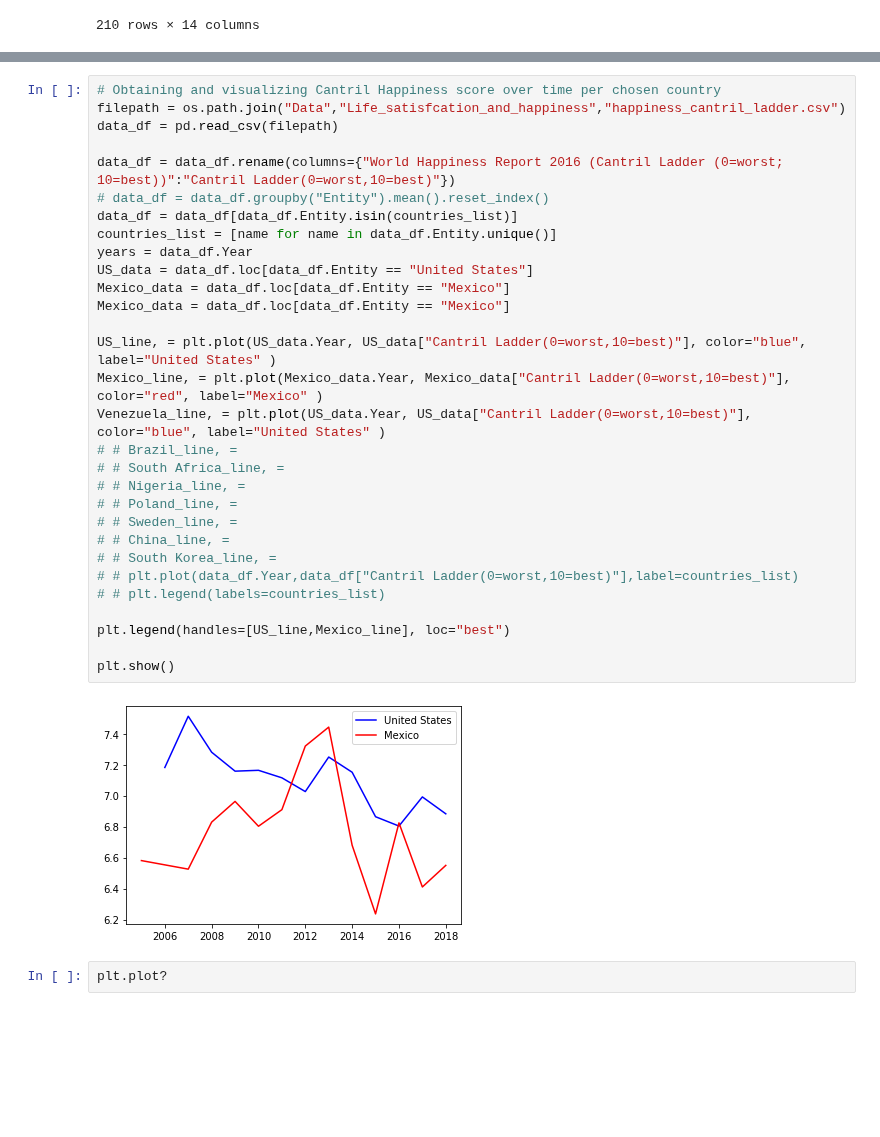
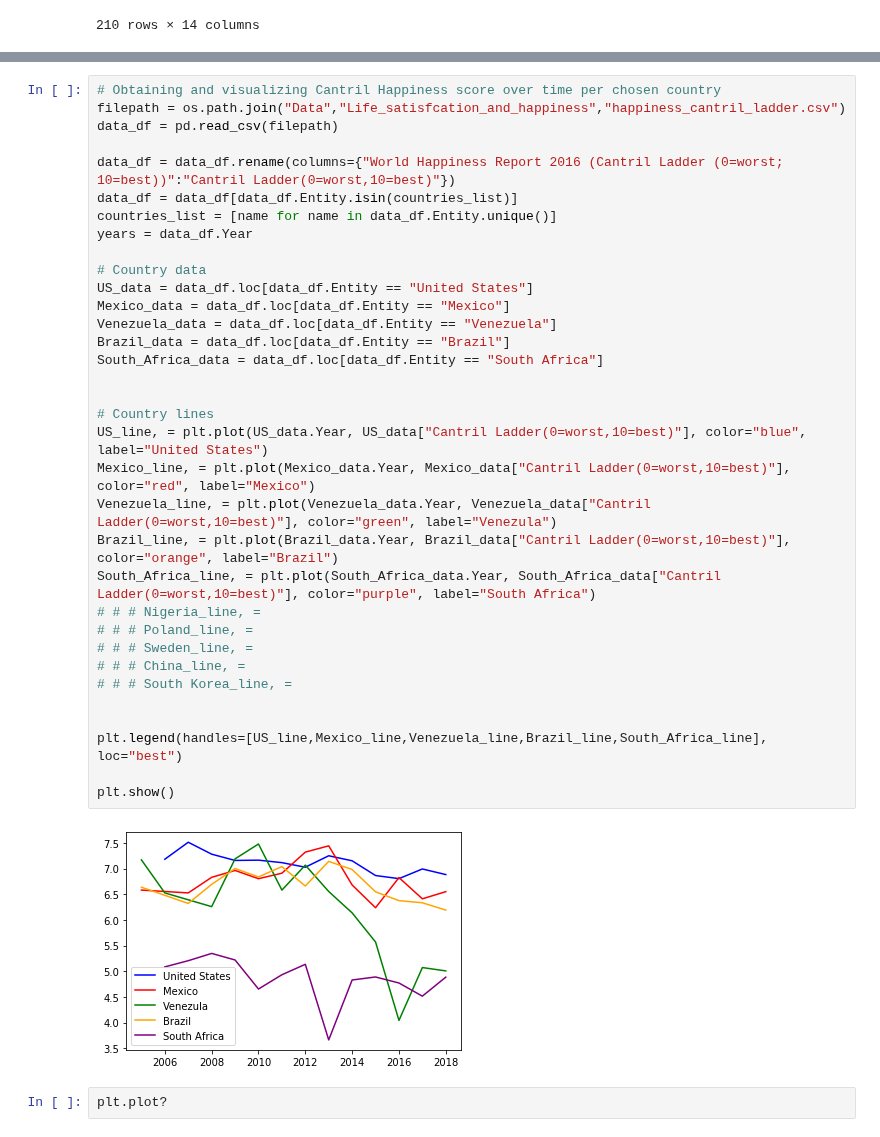
Before and after one commit to JeremyBrent/RUDS_project_1, a Jupyter notebook: Data_analysis.ipynb, the cells around one changed output, grey strips where cells are left out. Saved outputs shown, nothing was run; the diff lists cells and outputs as text; blank space fills up the shorter version.

```diff
--- a/Data_analysis.ipynb
+++ b/Data_analysis.ipynb
@@ -51,35 +52,39 @@ plt.show()
 # %%
 # Obtaining and visualizing Cantril Happiness score over time per chosen country
 filepath = os.path.join("Data","Life_satisfcation_and_happiness","happiness_cantril_ladder.csv")
 data_df = pd.read_csv(filepath)
 
 data_df = data_df.rename(columns={"World Happiness Report 2016 (Cantril Ladder (0=worst; 10=best))":"Cantril Ladder(0=worst,10=best)"})
-# data_df = data_df.groupby("Entity").mean().reset_index()
 data_df = data_df[data_df.Entity.isin(countries_list)]
 countries_list = [name for name in data_df.Entity.unique()]
 years = data_df.Year
+
+# Country data
 US_data = data_df.loc[data_df.Entity == "United States"]
 Mexico_data = data_df.loc[data_df.Entity == "Mexico"]
-Mexico_data = data_df.loc[data_df.Entity == "Mexico"]
+Venezuela_data = data_df.loc[data_df.Entity == "Venezuela"]
+Brazil_data = data_df.loc[data_df.Entity == "Brazil"]
+South_Africa_data = data_df.loc[data_df.Entity == "South Africa"]
 
-US_line, = plt.plot(US_data.Year, US_data["Cantril Ladder(0=worst,10=best)"], color="blue", label="United States" )
-Mexico_line, = plt.plot(Mexico_data.Year, Mexico_data["Cantril Ladder(0=worst,10=best)"], color="red", label="Mexico" )
-Venezuela_line, = plt.plot(US_data.Year, US_data["Cantril Ladder(0=worst,10=best)"], color="blue", label="United States" )
-# # Brazil_line, =
-# # South Africa_line, =
-# # Nigeria_line, =
-# # Poland_line, =
-# # Sweden_line, =
-# # China_line, =
-# # South Korea_line, =
-# # plt.plot(data_df.Year,data_df["Cantril Ladder(0=worst,10=best)"],label=countries_list)
-# # plt.legend(labels=countries_list)
 
-plt.legend(handles=[US_line,Mexico_line], loc="best")
+# Country lines
+US_line, = plt.plot(US_data.Year, US_data["Cantril Ladder(0=worst,10=best)"], color="blue", label="United States")
+Mexico_line, = plt.plot(Mexico_data.Year, Mexico_data["Cantril Ladder(0=worst,10=best)"], color="red", label="Mexico")
+Venezuela_line, = plt.plot(Venezuela_data.Year, Venezuela_data["Cantril Ladder(0=worst,10=best)"], color="green", label="Venezula")
+Brazil_line, = plt.plot(Brazil_data.Year, Brazil_data["Cantril Ladder(0=worst,10=best)"], color="orange", label="Brazil")
+South_Africa_line, = plt.plot(South_Africa_data.Year, South_Africa_data["Cantril Ladder(0=worst,10=best)"], color="purple", label="South Africa")
+# # # Nigeria_line, =
+# # # Poland_line, =
+# # # Sweden_line, =
+# # # China_line, =
+# # # South Korea_line, =
+
+
+plt.legend(handles=[US_line,Mexico_line,Venezuela_line,Brazil_line,South_Africa_line], loc="best")
 
 plt.show()
 # %% [output]
-[figure, old version]
+[figure, new version]
 # %%
 plt.plot?
 # %%
```
Also changed, not shown: parts of 2 cells of this notebook, 2 other files.
